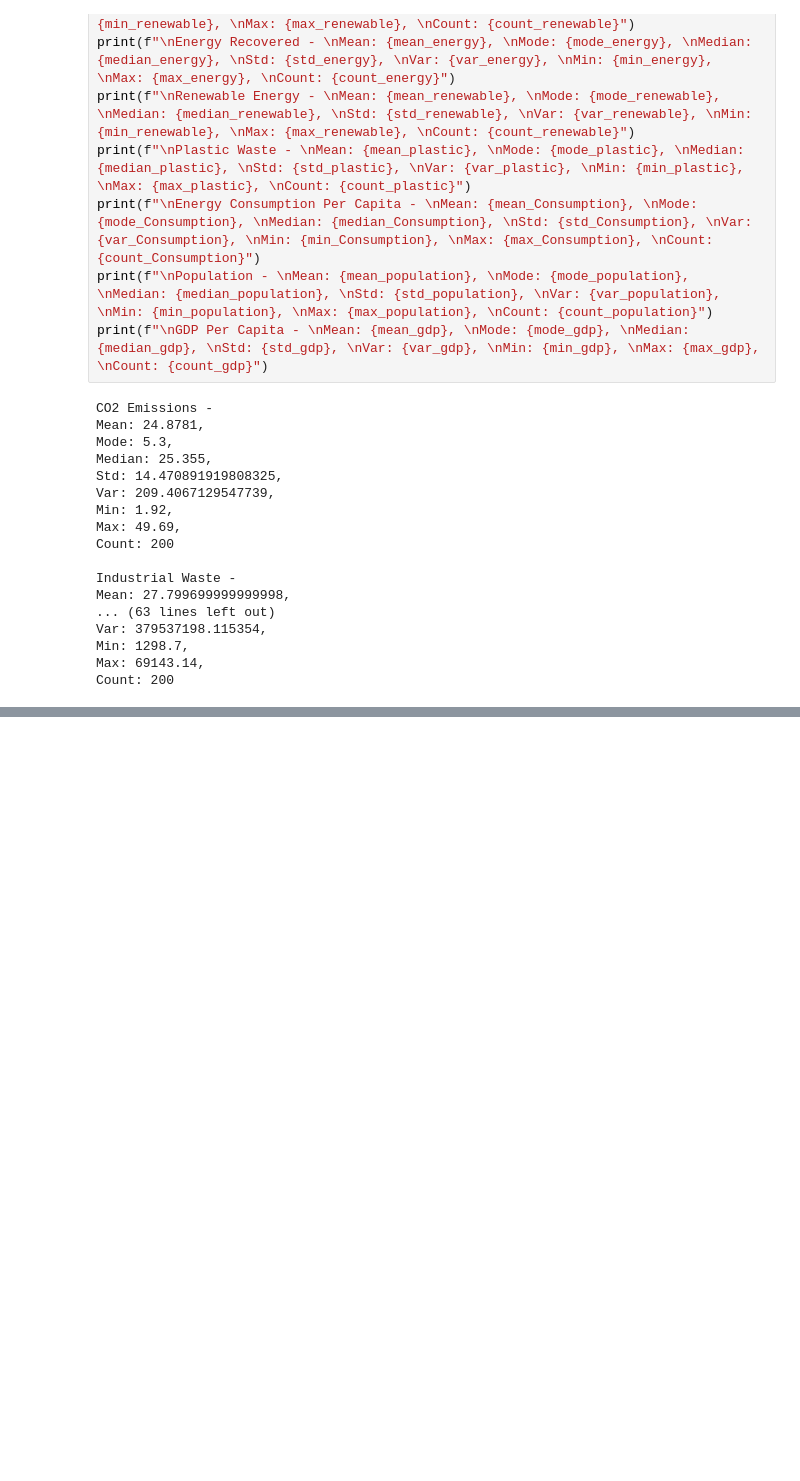
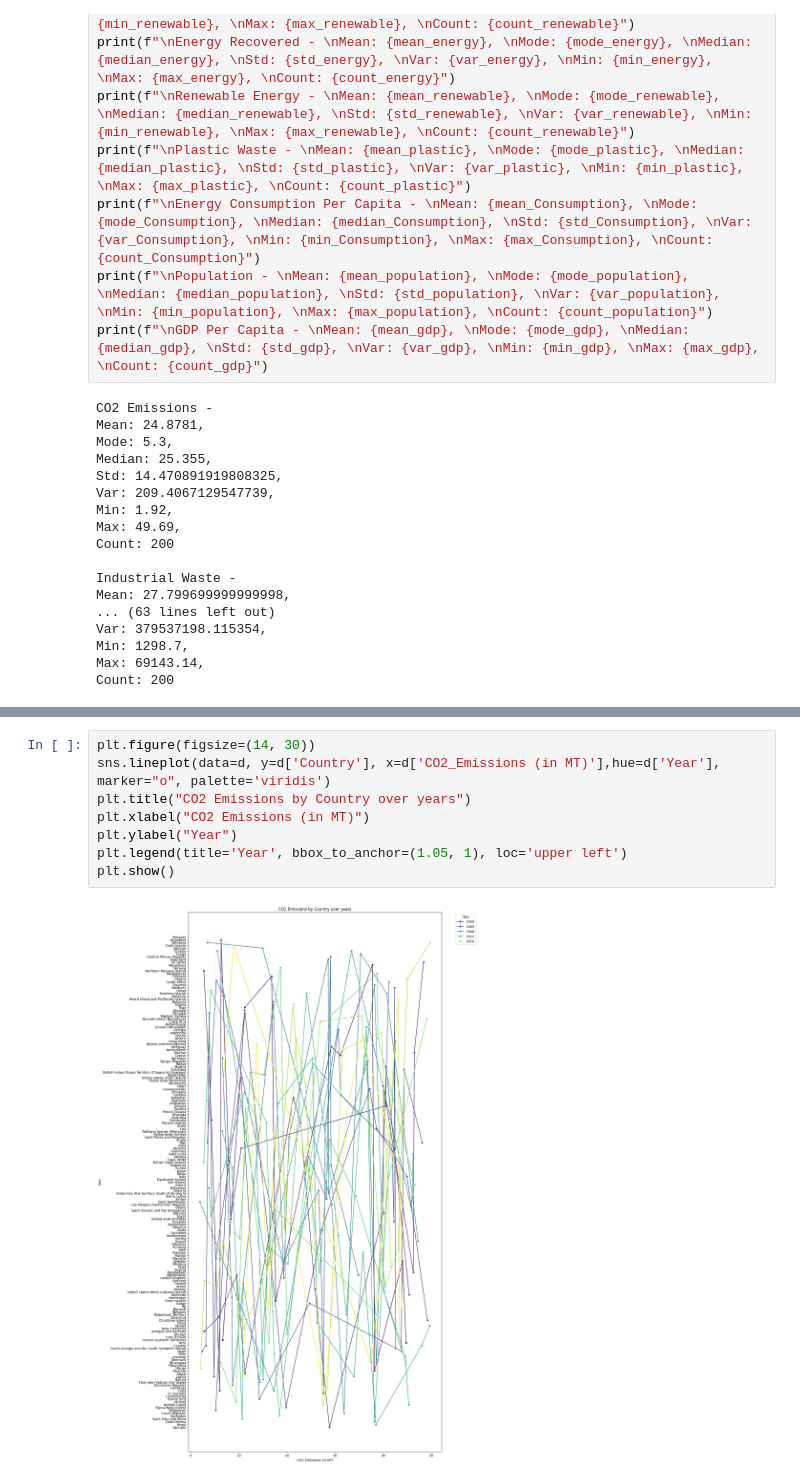
Before and after one commit to princypandya/Global-Pollution-Analysis-and-Energy-Recovery, a Jupyter notebook: Assignment2.ipynb, the cells around one changed output, grey strips where cells are left out. Drawn from its saved outputs; the diff is of its cells as text; blank space fills up the shorter version.

```diff
--- a/Assignment2.ipynb
+++ b/Assignment2.ipynb
@@ -267,0 +300,10 @@ Count: 200
+# %%
+plt.figure(figsize=(14, 30))
+sns.lineplot(data=d, y=d['Country'], x=d['CO2_Emissions (in MT)'],hue=d['Year'], marker="o", palette='viridis')
+plt.title("CO2 Emissions by Country over years")
+plt.xlabel("CO2 Emissions (in MT)")
+plt.ylabel("Year")
+plt.legend(title='Year', bbox_to_anchor=(1.05, 1), loc='upper left')
+plt.show()
+# %% [output]
+[figure, added]
```
Also changed, not shown: parts of 10 cells of this notebook.
